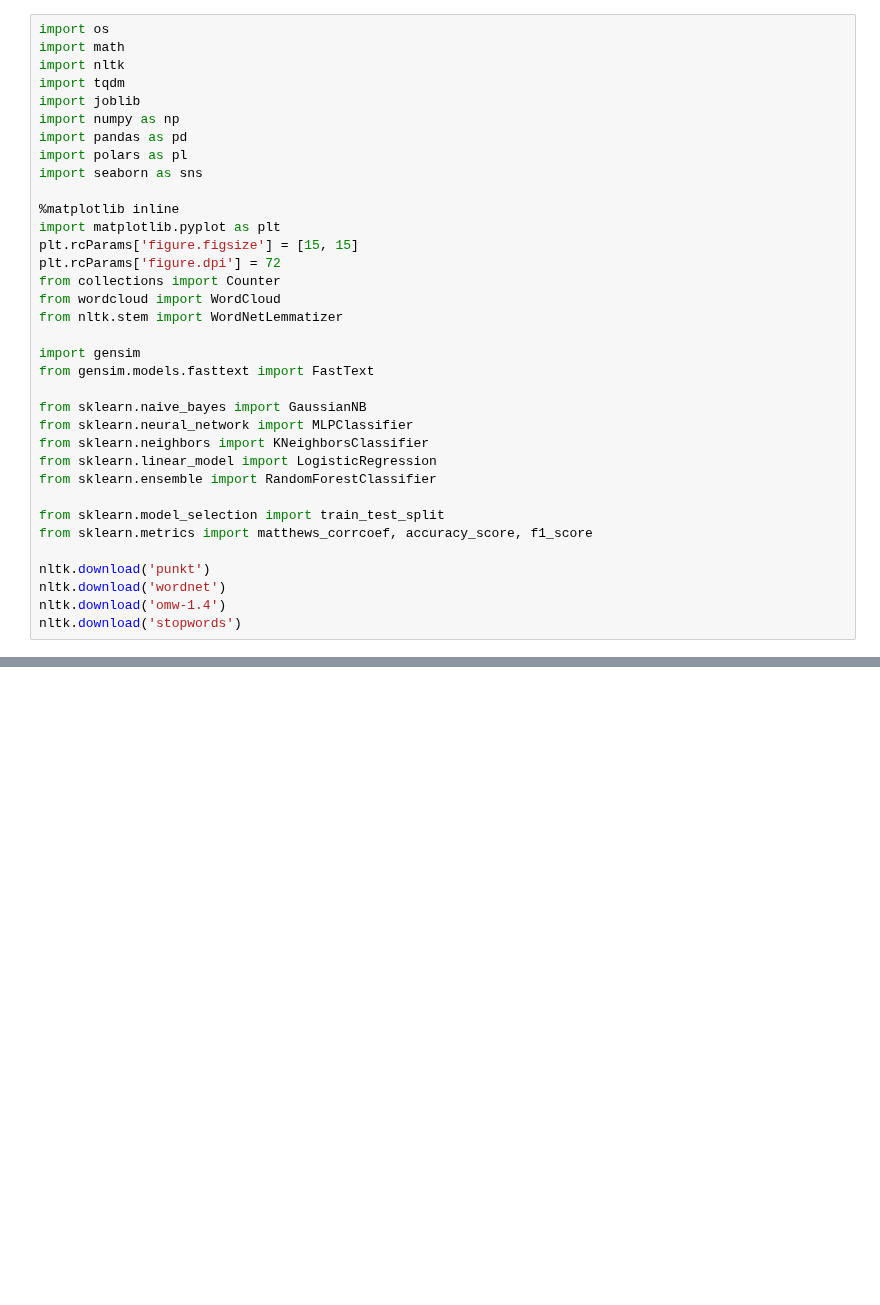
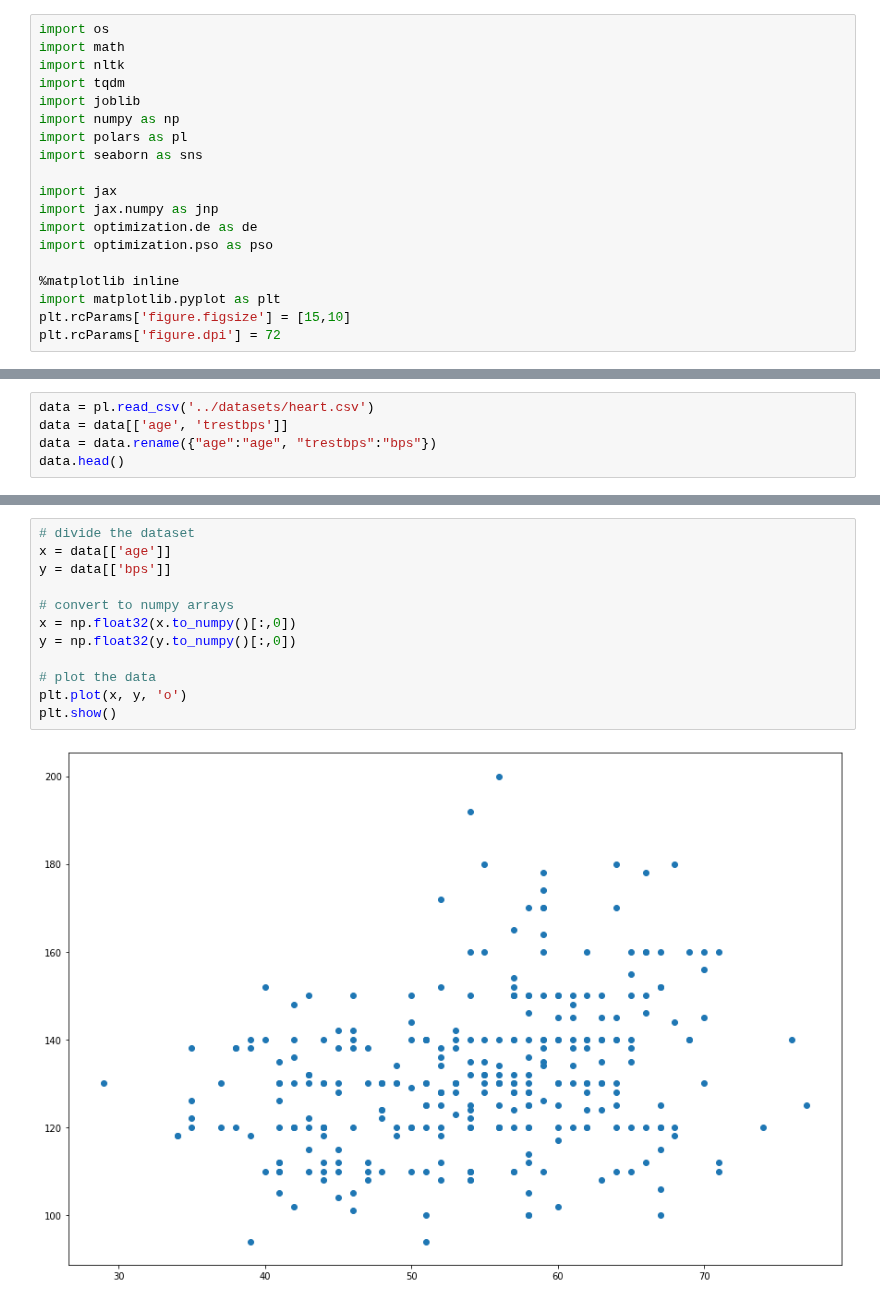
Before and after one commit to detiuaveiro/aas, a Jupyter notebook: notebooks/notebook_03.ipynb, the cells around one changed output, grey strips where cells are left out. Drawn from its saved outputs; the diff is of its cells as text; blank space fills up the shorter version.

```diff
--- a/notebooks/notebook_03.ipynb
+++ b/notebooks/notebook_03.ipynb
@@ -7,31 +26,15 @@ import nltk
 import tqdm
 import joblib
 import numpy as np
-import pandas as pd
 import polars as pl
 import seaborn as sns
 
+import jax
+import jax.numpy as jnp
+import optimization.de as de
+import optimization.pso as pso
+
 %matplotlib inline
 import matplotlib.pyplot as plt
-plt.rcParams['figure.figsize'] = [15, 15]
+plt.rcParams['figure.figsize'] = [15,10]
 plt.rcParams['figure.dpi'] = 72
-from collections import Counter
-from wordcloud import WordCloud
-from nltk.stem import WordNetLemmatizer
-
-import gensim
-from gensim.models.fasttext import FastText
-
-from sklearn.naive_bayes import GaussianNB
-from sklearn.neural_network import MLPClassifier
-from sklearn.neighbors import KNeighborsClassifier
-from sklearn.linear_model import LogisticRegression
-from sklearn.ensemble import RandomForestClassifier
-
-from sklearn.model_selection import train_test_split
-from sklearn.metrics import matthews_corrcoef, accuracy_score, f1_score
-
-nltk.download('punkt')
-nltk.download('wordnet')
-nltk.download('omw-1.4')
-nltk.download('stopwords')
@@ -168,0 +44,5 @@ MLP 0.96 0.96 0.83
+# %%
+data = pl.read_csv('../datasets/heart.csv')
+data = data[['age', 'trestbps']]
+data = data.rename({"age":"age", "trestbps":"bps"})
+data.head()
@@ -168,0 +58,14 @@ MLP 0.96 0.96 0.83
+# %%
+# divide the dataset
+x = data[['age']]
+y = data[['bps']]
+
+# convert to numpy arrays
+x = np.float32(x.to_numpy()[:,0])
+y = np.float32(y.to_numpy()[:,0])
+
+# plot the data
+plt.plot(x, y, 'o')
+plt.show()
+# %% [output]
+[figure, added]
```
Also changed, not shown: parts of 31 cells of this notebook, 10 other files.
